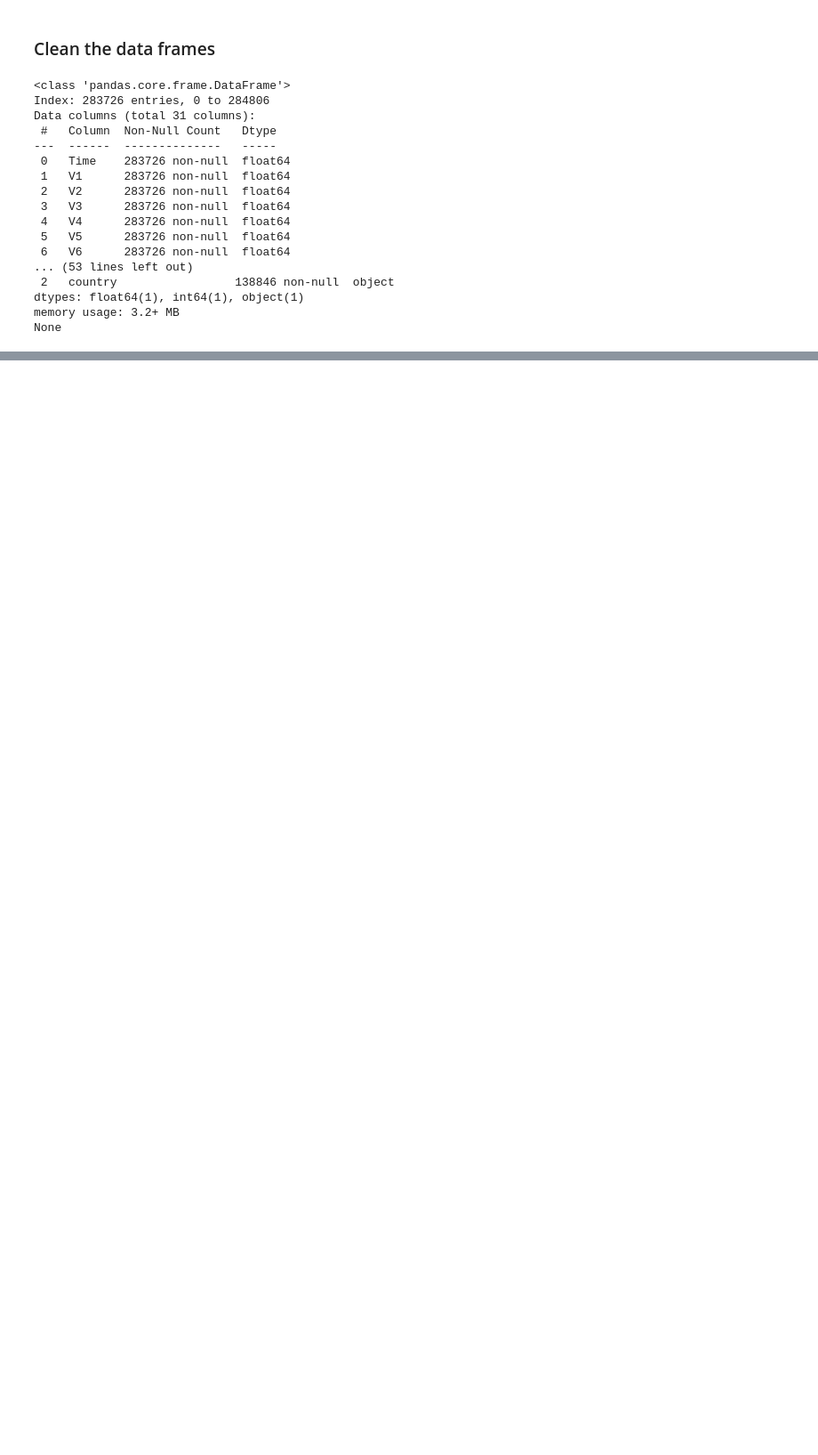
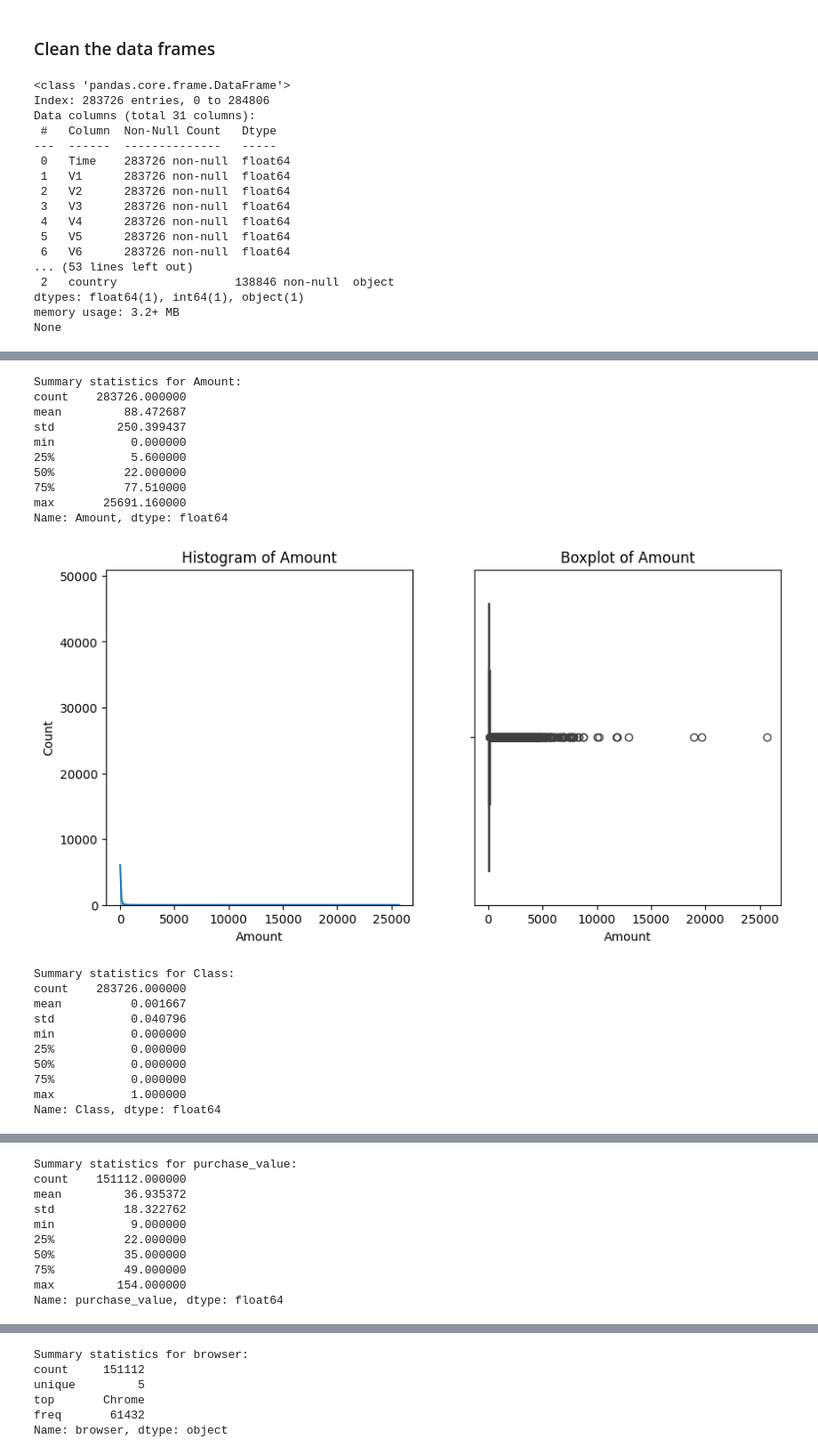
Before and after one commit to Abdulaziz7878/Adey-Innovations, a Jupyter notebook: notebooks/EDA.IPYNB, the cells around one changed output, grey strips where cells are left out. Shown: that part at 89% size. Cells and saved outputs as stored; diff of their text form; code cells hidden in the pictures; blank space fills up the shorter version.

Commit message:
making analysis

```diff
--- a/notebooks/EDA.IPYNB
+++ b/notebooks/EDA.IPYNB
@@ -99,0 +150,55 @@ df_ip_cleaned.to_csv('../Data/ipAddress_clean.csv', index=False)
+# %%
+# univariate_analysis
+def univariate_analysis(df, column):
+    print(f"Summary statistics for {column}:")
+    print(df[column].describe())
+    plt.figure(figsize=(10, 5))
+
+    if np.issubdtype(df[column].dtype, np.number):
+        plt.subplot(1, 2, 1)
+        sns.histplot(df[column], kde=True)
+        plt.title(f'Histogram of {column}')
+
+        plt.subplot(1, 2, 2)
+        sns.boxplot(x=df[column])
+        plt.title(f'Boxplot of {column}')
+    else:
+        plt.subplot(1, 2, 1)
+        sns.countplot(x=df[column])
+        plt.title(f'Count plot of {column}')
+
+        plt.subplot(1, 2, 2)
+        df[column].value_counts().plot.pie(autopct='%1.1f%%')
+        plt.title(f'Pie chart of {column}')
+
+    plt.show()
+# %%
+univariate_analysis(df_credit_cleaned, 'Amount')
+univariate_analysis(df_credit_cleaned, 'Class')
+
+univariate_analysis(df_fraud_cleaned, 'purchase_value')
+univariate_analysis(df_fraud_cleaned, 'browser')
+
+univariate_analysis(df_ip_cleaned, 'country')
+# %% [output]
+Summary statistics for Amount:
+count    283726.000000
+mean         88.472687
+std         250.399437
+min           0.000000
+25%           5.600000
+50%          22.000000
+75%          77.510000
+max       25691.160000
+Name: Amount, dtype: float64
+[figure, added]
+Summary statistics for Class:
+count    283726.000000
+mean          0.001667
+std           0.040796
+min           0.000000
+25%           0.000000
+50%           0.000000
+75%           0.000000
+max           1.000000
+Name: Class, dtype: float64
@@ -99,0 +206,10 @@ df_ip_cleaned.to_csv('../Data/ipAddress_clean.csv', index=False)
+Summary statistics for purchase_value:
+count    151112.000000
+mean         36.935372
+std          18.322762
+min           9.000000
+25%          22.000000
+50%          35.000000
+75%          49.000000
+max         154.000000
+Name: purchase_value, dtype: float64
@@ -99,0 +217,6 @@ df_ip_cleaned.to_csv('../Data/ipAddress_clean.csv', index=False)
+Summary statistics for browser:
+count     151112
+unique         5
+top       Chrome
+freq       61432
+Name: browser, dtype: object
```
Also changed, not shown: parts of 7 cells of this notebook.
